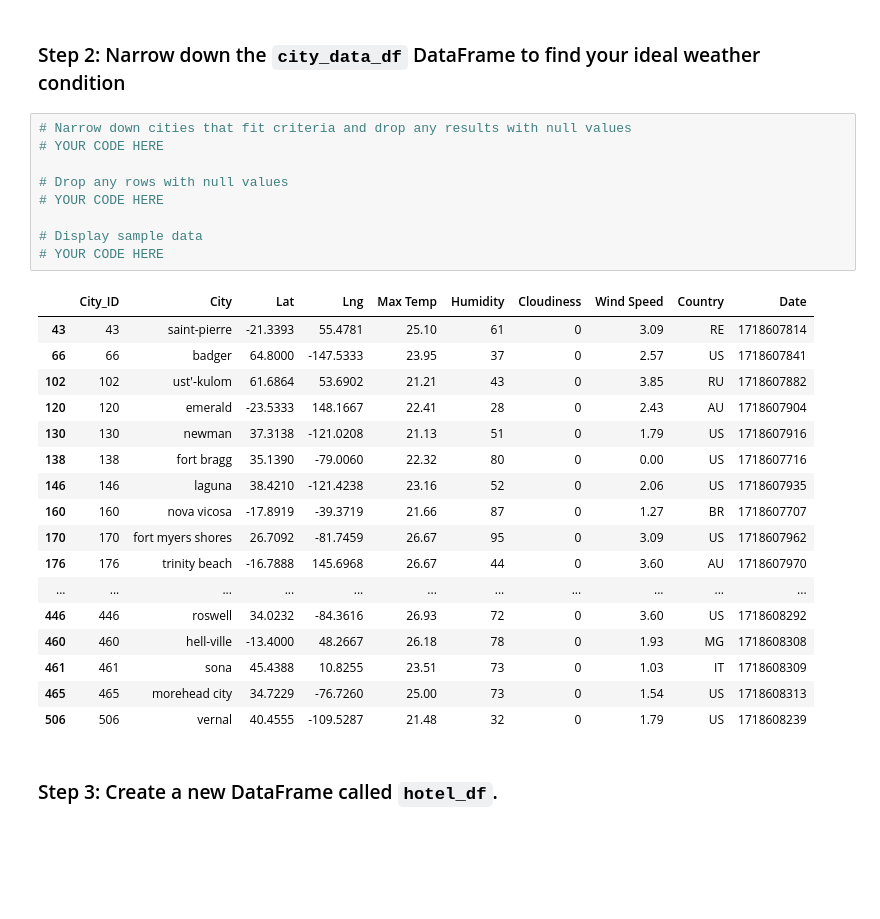
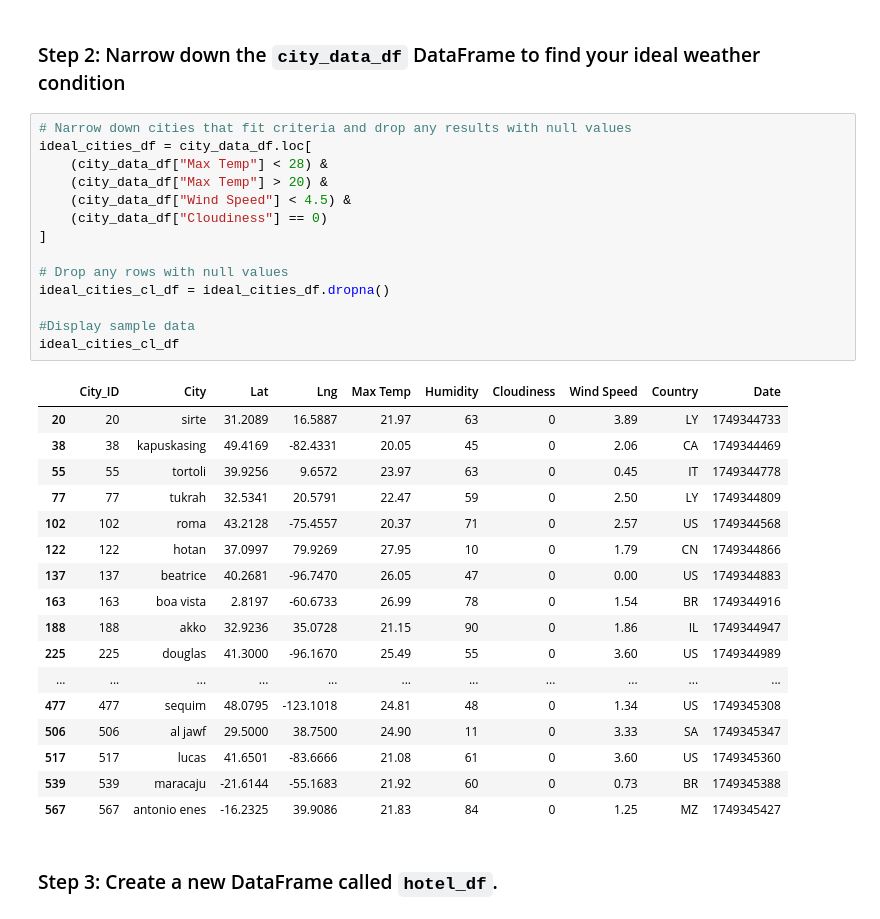
Before and after one commit to geraldine1456/python-api-challenge, a Jupyter notebook: WeatherPy/VacationPy.ipynb, the cells around one changed output. Saved outputs shown, nothing was run; the diff lists cells and outputs as text; blank space fills up the shorter version.

```diff
--- a/WeatherPy/VacationPy.ipynb
+++ b/WeatherPy/VacationPy.ipynb
@@ -45,31 +46,36 @@ city_data_df.head()
 ### Step 2: Narrow down the `city_data_df` DataFrame to find your ideal weather condition
 # %%
 # Narrow down cities that fit criteria and drop any results with null values
-# YOUR CODE HERE
+ideal_cities_df = city_data_df.loc[
+    (city_data_df["Max Temp"] < 28) &
+    (city_data_df["Max Temp"] > 20) &
+    (city_data_df["Wind Speed"] < 4.5) &
+    (city_data_df["Cloudiness"] == 0)
+]
 
 # Drop any rows with null values
-# YOUR CODE HERE
+ideal_cities_cl_df = ideal_cities_df.dropna()
 
-# Display sample data
-# YOUR CODE HERE
+#Display sample data
+ideal_cities_cl_df
 # %% [output]
 |  | City_ID | City | Lat | Lng | Max Temp | Humidity | Cloudiness | Wind Speed | Country | Date |
-| 43 | 43 | saint-pierre | -21.3393 | 55.4781 | 25.10 | 61 | 0 | 3.09 | RE | 1718607814 |
-| 66 | 66 | badger | 64.8000 | -147.5333 | 23.95 | 37 | 0 | 2.57 | US | 1718607841 |
-| 102 | 102 | ust'-kulom | 61.6864 | 53.6902 | 21.21 | 43 | 0 | 3.85 | RU | 1718607882 |
-| 120 | 120 | emerald | -23.5333 | 148.1667 | 22.41 | 28 | 0 | 2.43 | AU | 1718607904 |
-| 130 | 130 | newman | 37.3138 | -121.0208 | 21.13 | 51 | 0 | 1.79 | US | 1718607916 |
-| 138 | 138 | fort bragg | 35.1390 | -79.0060 | 22.32 | 80 | 0 | 0.00 | US | 1718607716 |
-| 146 | 146 | laguna | 38.4210 | -121.4238 | 23.16 | 52 | 0 | 2.06 | US | 1718607935 |
-| 160 | 160 | nova vicosa | -17.8919 | -39.3719 | 21.66 | 87 | 0 | 1.27 | BR | 1718607707 |
-| 170 | 170 | fort myers shores | 26.7092 | -81.7459 | 26.67 | 95 | 0 | 3.09 | US | 1718607962 |
-| 176 | 176 | trinity beach | -16.7888 | 145.6968 | 26.67 | 44 | 0 | 3.60 | AU | 1718607970 |
+| 20 | 20 | sirte | 31.2089 | 16.5887 | 21.97 | 63 | 0 | 3.89 | LY | 1749344733 |
+| 38 | 38 | kapuskasing | 49.4169 | -82.4331 | 20.05 | 45 | 0 | 2.06 | CA | 1749344469 |
+| 55 | 55 | tortoli | 39.9256 | 9.6572 | 23.97 | 63 | 0 | 0.45 | IT | 1749344778 |
+| 77 | 77 | tukrah | 32.5341 | 20.5791 | 22.47 | 59 | 0 | 2.50 | LY | 1749344809 |
+| 102 | 102 | roma | 43.2128 | -75.4557 | 20.37 | 71 | 0 | 2.57 | US | 1749344568 |
+| 122 | 122 | hotan | 37.0997 | 79.9269 | 27.95 | 10 | 0 | 1.79 | CN | 1749344866 |
+| 137 | 137 | beatrice | 40.2681 | -96.7470 | 26.05 | 47 | 0 | 0.00 | US | 1749344883 |
+| 163 | 163 | boa vista | 2.8197 | -60.6733 | 26.99 | 78 | 0 | 1.54 | BR | 1749344916 |
+| 188 | 188 | akko | 32.9236 | 35.0728 | 21.15 | 90 | 0 | 1.86 | IL | 1749344947 |
+| 225 | 225 | douglas | 41.3000 | -96.1670 | 25.49 | 55 | 0 | 3.60 | US | 1749344989 |
 | ... | ... | ... | ... | ... | ... | ... | ... | ... | ... | ... |
-| 446 | 446 | roswell | 34.0232 | -84.3616 | 26.93 | 72 | 0 | 3.60 | US | 1718608292 |
-| 460 | 460 | hell-ville | -13.4000 | 48.2667 | 26.18 | 78 | 0 | 1.93 | MG | 1718608308 |
-| 461 | 461 | sona | 45.4388 | 10.8255 | 23.51 | 73 | 0 | 1.03 | IT | 1718608309 |
-| 465 | 465 | morehead city | 34.7229 | -76.7260 | 25.00 | 73 | 0 | 1.54 | US | 1718608313 |
-| 506 | 506 | vernal | 40.4555 | -109.5287 | 21.48 | 32 | 0 | 1.79 | US | 1718608239 |
+| 477 | 477 | sequim | 48.0795 | -123.1018 | 24.81 | 48 | 0 | 1.34 | US | 1749345308 |
+| 506 | 506 | al jawf | 29.5000 | 38.7500 | 24.90 | 11 | 0 | 3.33 | SA | 1749345347 |
+| 517 | 517 | lucas | 41.6501 | -83.6666 | 21.08 | 61 | 0 | 3.60 | US | 1749345360 |
+| 539 | 539 | maracaju | -21.6144 | -55.1683 | 21.92 | 60 | 0 | 0.73 | BR | 1749345388 |
+| 567 | 567 | antonio enes | -16.2325 | 39.9086 | 21.83 | 84 | 0 | 1.25 | MZ | 1749345427 |
 # %% [markdown]
 ### Step 3: Create a new DataFrame called `hotel_df`.
 # %%
```
Also changed, not shown: parts of 8 cells of this notebook, 6 other files.
